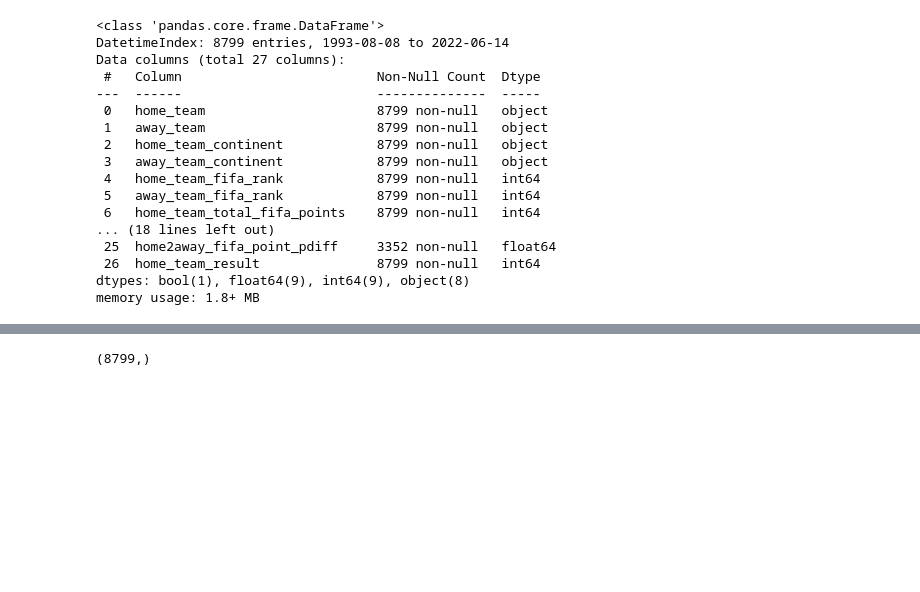
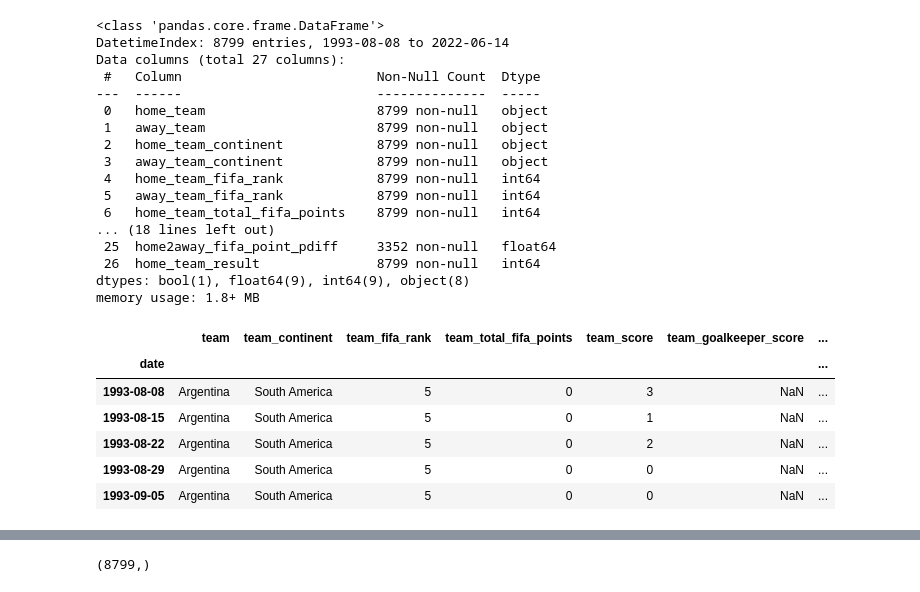
Before and after one commit to lgabs/copa22-forecast, a Jupyter notebook: code/model/Model GBDTs.ipynb, the cells around one changed output, grey strips where cells are left out. Drawn from its saved outputs; the diff is of its cells as text; code cells hidden in the pictures; blank space fills up the shorter version.

```diff
--- a/code/model/Model GBDTs.ipynb
+++ b/code/model/Model GBDTs.ipynb
@@ -236,0 +281,11 @@ def create_team_features(df, team_side='home'):
+# %%
+df_norm_features = get_features_per_team(X, players2022)
+df_norm_features.head()
+# %% [output]
+|  | team | team_continent | team_fifa_rank | team_total_fifa_points | team_score | team_goalkeeper_score | ... |
+| date |  |  |  |  |  |  | ... |
+| 1993-08-08 | Argentina | South America | 5 | 0 | 3 | NaN | ... |
+| 1993-08-15 | Argentina | South America | 5 | 0 | 1 | NaN | ... |
+| 1993-08-22 | Argentina | South America | 5 | 0 | 2 | NaN | ... |
+| 1993-08-29 | Argentina | South America | 5 | 0 | 0 | NaN | ... |
+| 1993-09-05 | Argentina | South America | 5 | 0 | 0 | NaN | ... |
```
Also changed, not shown: parts of 79 cells of this notebook, 5 other files.
